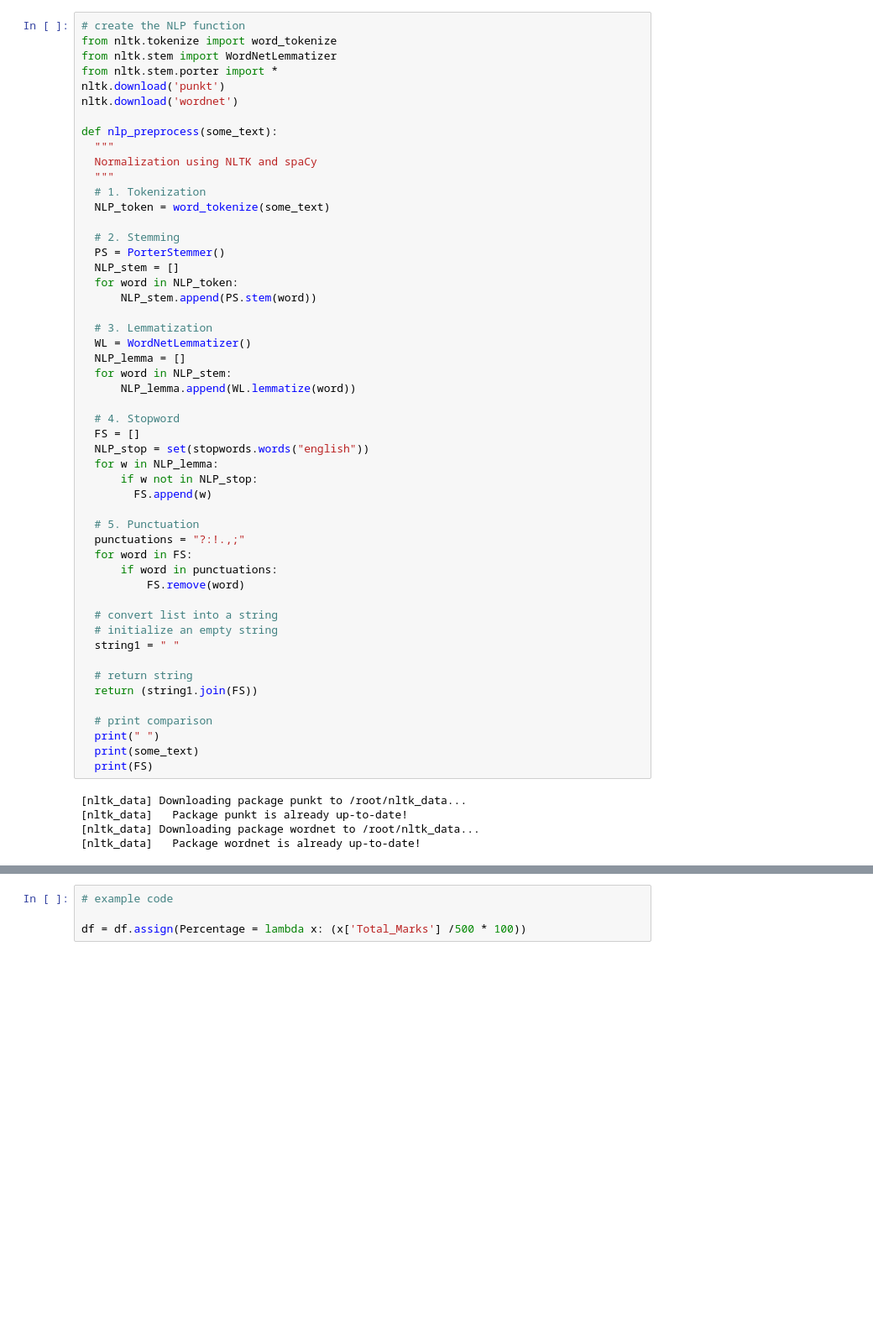
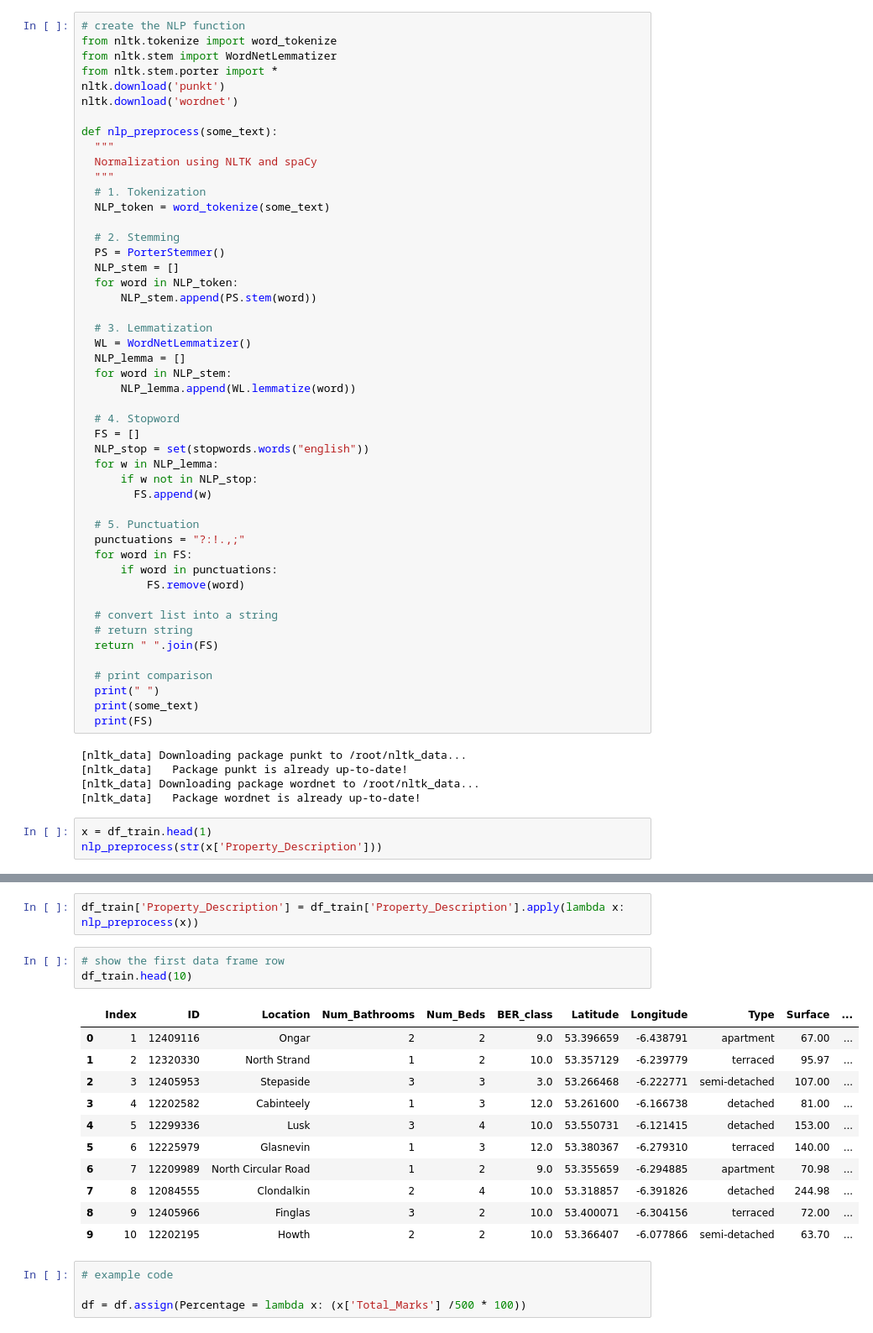
Before and after one commit to markdevine/ET5003_SEM1_2021-2, a Jupyter notebook: ET5003_KaggleCompetition_MarkDevine_19187289.ipynb, the cells around one changed output, grey strips where cells are left out. Shown at 84% size. Saved outputs shown, nothing was run; the diff lists cells and outputs as text; blank space fills up the shorter version.

```diff
--- a/ET5003_KaggleCompetition_MarkDevine_19187289.ipynb
+++ b/ET5003_KaggleCompetition_MarkDevine_19187289.ipynb
@@ -459,11 +466,8 @@ def nlp_preprocess(some_text):
           FS.remove(word)
 
   # convert list into a string
-  # initialize an empty string
-  string1 = " "
-
   # return string
-  return (string1.join(FS))
+  return " ".join(FS)
 
   # print comparison
   print(" ")
@@ -474,3 +478,6 @@ def nlp_preprocess(some_text):
 [nltk_data]   Package punkt is already up-to-date!
 [nltk_data] Downloading package wordnet to /root/nltk_data...
 [nltk_data]   Package wordnet is already up-to-date!
+# %%
+x = df_train.head(1)
+nlp_preprocess(str(x['Property_Description']))
@@ -477,3 +486,20 @@ def nlp_preprocess(some_text):
+# %%
+df_train['Property_Description'] = df_train['Property_Description'].apply(lambda x: nlp_preprocess(x))
+# %%
+# show the first data frame row
+df_train.head(10)
+# %% [output]
+|  | Index | ID | Location | Num_Bathrooms | Num_Beds | BER_class | Latitude | Longitude | Type | Surface | ... |
+| 0 | 1 | 12409116 | Ongar | 2 | 2 | 9.0 | 53.396659 | -6.438791 | apartment | 67.00 | ... |
+| 1 | 2 | 12320330 | North Strand | 1 | 2 | 10.0 | 53.357129 | -6.239779 | terraced | 95.97 | ... |
+| 2 | 3 | 12405953 | Stepaside | 3 | 3 | 3.0 | 53.266468 | -6.222771 | semi-detached | 107.00 | ... |
+| 3 | 4 | 12202582 | Cabinteely | 1 | 3 | 12.0 | 53.261600 | -6.166738 | detached | 81.00 | ... |
+| 4 | 5 | 12299336 | Lusk | 3 | 4 | 10.0 | 53.550731 | -6.121415 | detached | 153.00 | ... |
+| 5 | 6 | 12225979 | Glasnevin | 1 | 3 | 12.0 | 53.380367 | -6.279310 | terraced | 140.00 | ... |
+| 6 | 7 | 12209989 | North Circular Road | 1 | 2 | 9.0 | 53.355659 | -6.294885 | apartment | 70.98 | ... |
+| 7 | 8 | 12084555 | Clondalkin | 2 | 4 | 10.0 | 53.318857 | -6.391826 | detached | 244.98 | ... |
+| 8 | 9 | 12405966 | Finglas | 3 | 2 | 10.0 | 53.400071 | -6.304156 | terraced | 72.00 | ... |
+| 9 | 10 | 12202195 | Howth | 2 | 2 | 10.0 | 53.366407 | -6.077866 | semi-detached | 63.70 | ... |
 # %%
 # example code
 
```
Also changed, not shown: parts of 5 cells of this notebook.
